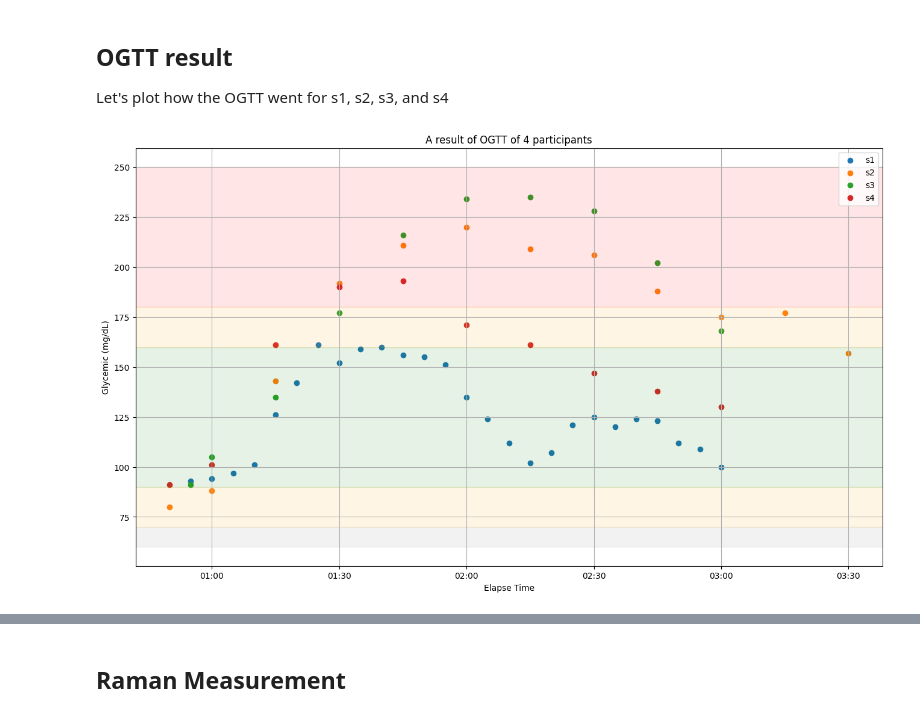
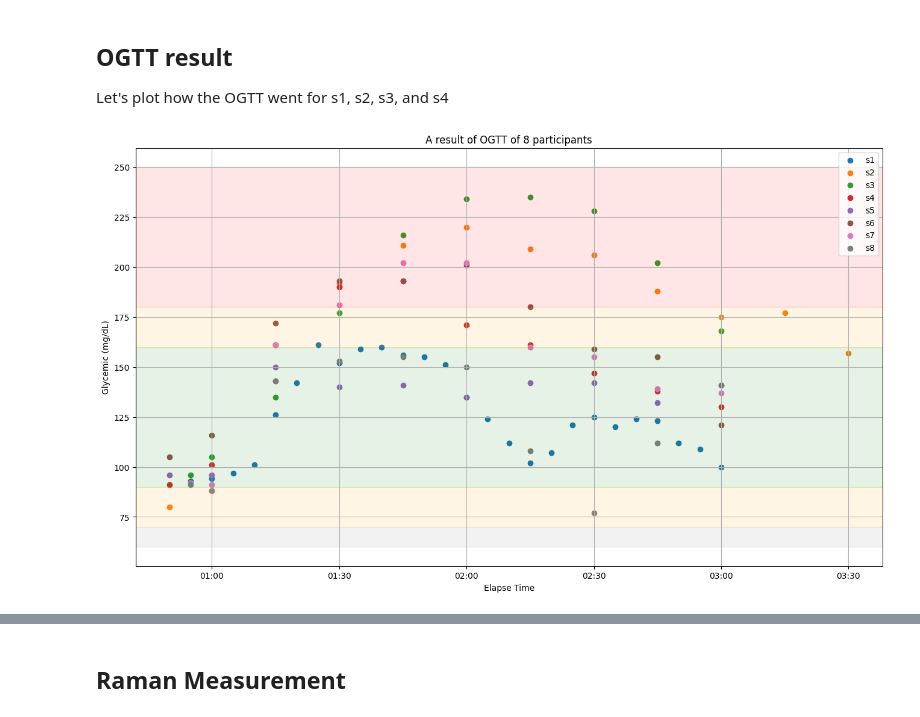
Before and after one commit to fizzyf0xy/Raman, a Jupyter notebook: python/20240327_pilot/ayalysis.ipynb, the cells around one changed output, grey strips where cells are left out. Cells and saved outputs as stored; diff of their text form; code cells hidden in the pictures.

```diff
--- a/python/20240327_pilot/ayalysis.ipynb
+++ b/python/20240327_pilot/ayalysis.ipynb
@@ -43,7 +44,7 @@ def load_data(filename:str, x_range:XRange=None,  basepath:str="./data") -> np.a
 
 Let's plot how the OGTT went for s1, s2, s3, and s4
 # %%
-subj_ids = ['s1','s2','s3','s4']
+subj_ids = ['s1','s2','s3','s4','s5','s6','s7','s8']
 datas = []
 
 basepath = "../../data/pilot"
@@ -58,24 +59,27 @@ for subj_id in subj_ids:
 today = datetime.today().replace(hour=1, minute=0, second=0, microsecond=0)
 # %%
 fig, ax = plt.subplots(figsize=(16,9))
+glucoses = []
 for subj_id, data in zip(subj_ids, datas):
     x = data.time
     y = data.glucose
+    glucoses += y.copy().dropna().to_list()
     elapse = x - x[1]
     ax.scatter(elapse + today,y, label=subj_id)
 
 
-ax.set_title("A result of OGTT of 4 participants")
+ax.set_title("A result of OGTT of 8 participants")
 ax.set_xlabel("Elapse Time")
 ax.set_ylabel("Glycemic (mg/dL)")
+axisx_format = mdates.DateFormatter('%H:%M')
 ax.xaxis.set_major_formatter(axisx_format)
 ax.axhspan(60,70, color='grey', alpha=0.1)
 ax.axhspan(70,90, color='orange', alpha=0.1)
 ax.axhspan(90,160, color='green', alpha=0.1)
 ax.axhspan(160,180, color='orange', alpha=0.1)
 ax.axhspan(180,250, color='red', alpha=0.1)
 ax.legend()
 ax.grid()
 plt.show()
 # %% [output]
-[figure, old version]
+[figure, new version]
```
Also changed, not shown: parts of 3 cells of this notebook.
